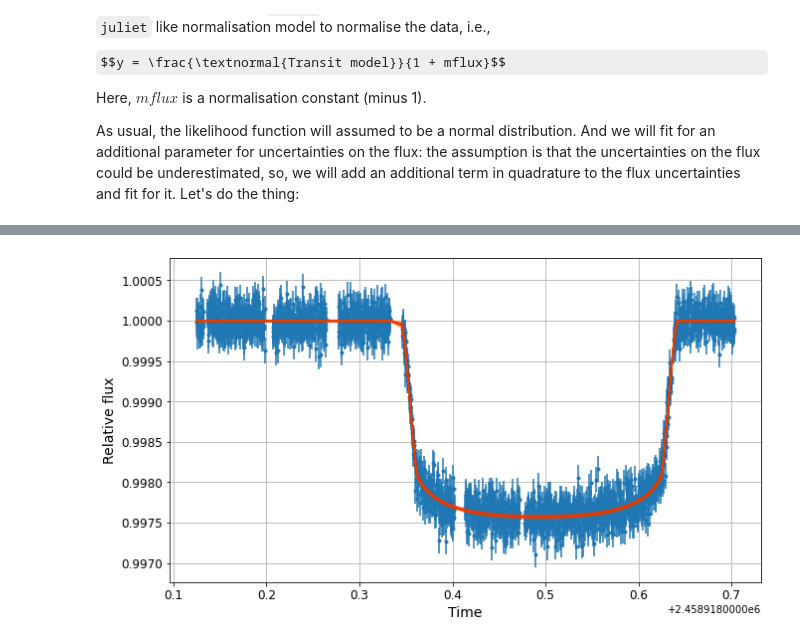
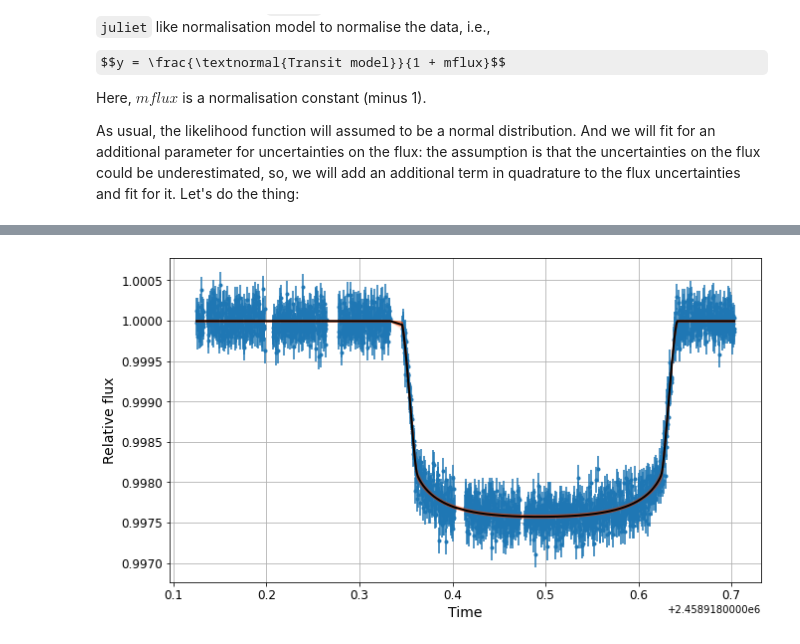
Before and after one commit to Jayshil/exo, a Jupyter notebook: Transit/p1.ipynb, the cells around one changed output, grey strips where cells are left out. Drawn from its saved outputs; the diff is of its cells as text; code cells hidden in the pictures; some formulas as TeX source.

```diff
--- a/Transit/p1.ipynb
+++ b/Transit/p1.ipynb
@@ -151,19 +149,19 @@ _ = corner.corner(trace, var_names=['tc', 't14', 'rprs', 'b', 'mflx', 'logs'], t
 # %%
 # Defining posteriors for each variable
 mflx = np.array(trace.posterior['mflx']).flatten()
 ls1 = np.array(trace.posterior['logs']).flatten()
 ls2 = (10 ** ls1) * 1e-6
 fl_deter = np.array(trace.posterior['lc']).reshape(2 * nsamp, len(tim))
 
 fig, axs = plt.subplots(figsize=(16/1.5, 9/1.5))
 axs.errorbar(tim, fl, yerr=np.sqrt(fle**2 + np.nanmedian(ls2)**2), fmt='.')
-axs.plot(tim, (np.nanmedian(fl_deter, axis=0) + 1.) / (1 + np.nanmedian(mflx)), 'k-', lw=2., zorder=10)
+axs.plot(tim, (np.nanmedian(fl_deter, axis=0) + 1.) / (1 + np.nanmedian(mflx)), 'k-', lw=2., zorder=20)
 for i in range(50):
-    axs.plot(tim, (fl_deter[np.random.choice(np.arange(fl_deter.shape[0])),:] + 1.) / (1 + np.random.choice(mflx)), c='orangered', zorder=10, alpha=0.1)
+    axs.plot(tim, (fl_deter[np.random.choice(np.arange(fl_deter.shape[0])),:] + 1.) / (1 + np.random.choice(mflx)), c='orangered', lw=1., zorder=10, alpha=0.1)
 axs.set_xlabel('Time', fontsize=14)
 axs.set_ylabel('Relative flux', fontsize=14)
 plt.setp(axs.get_xticklabels(), fontsize=12)
 plt.setp(axs.get_yticklabels(), fontsize=12)
 plt.grid()
 # %% [output]
-[figure, old version]
+[figure, new version]
```
Also changed, not shown: parts of 5 cells of this notebook.
